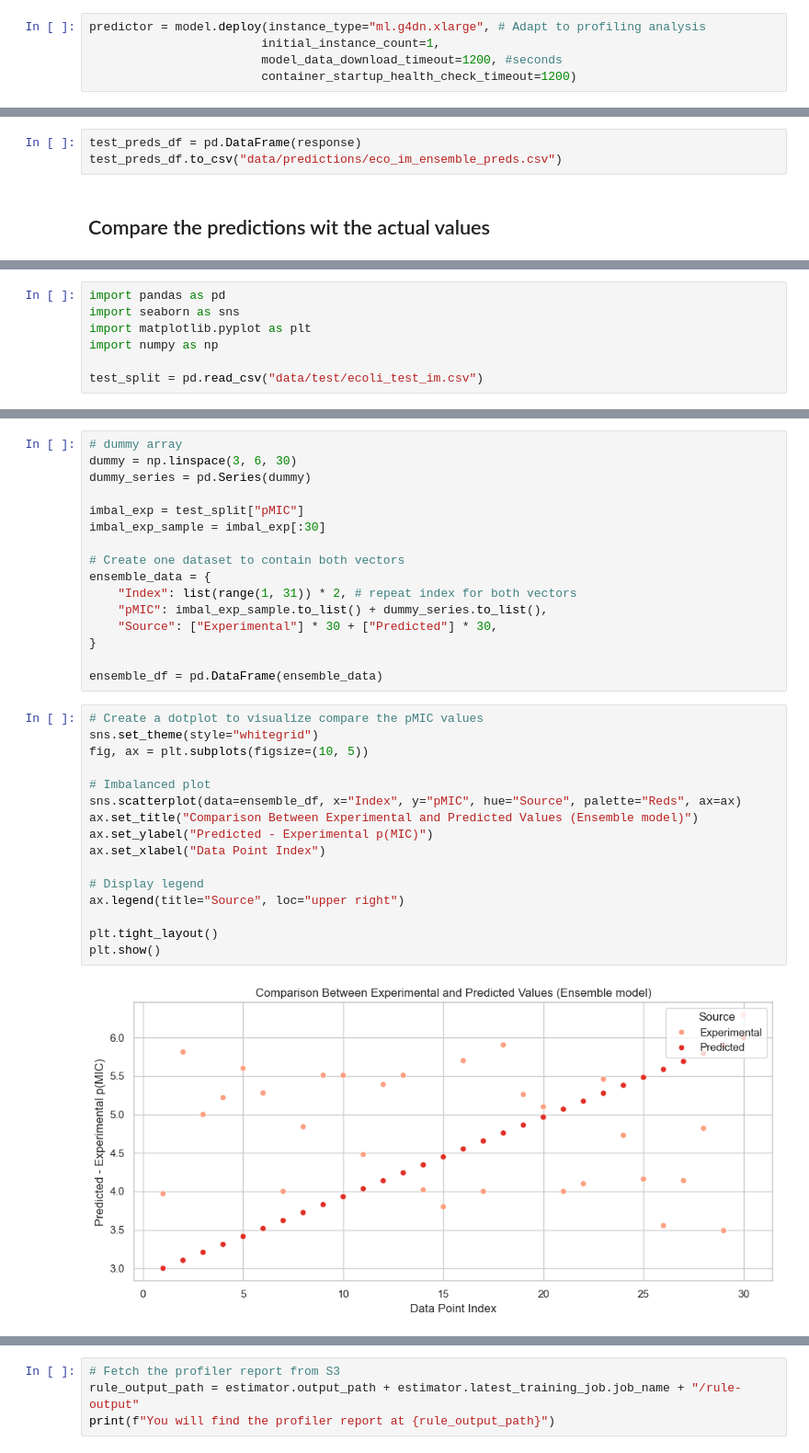
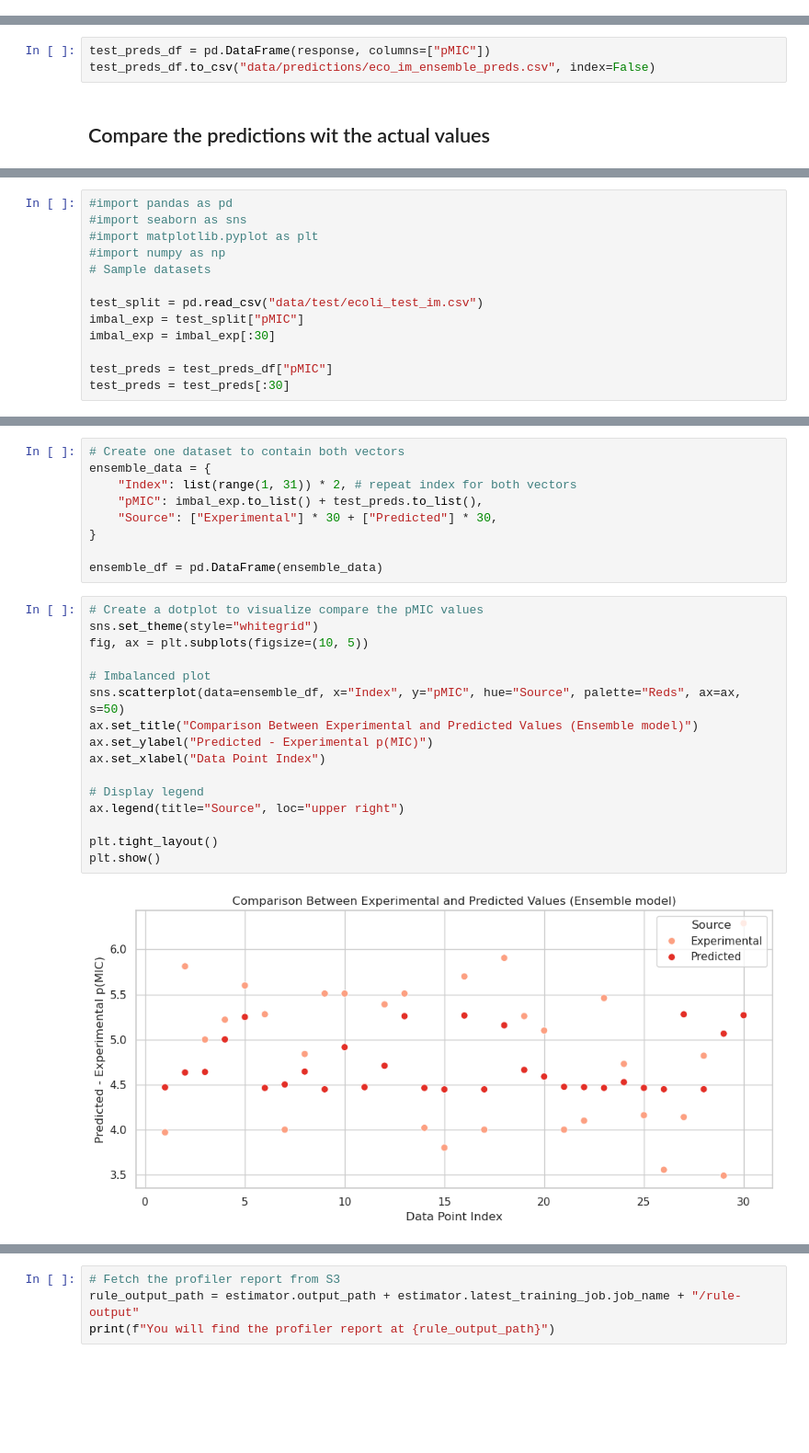
Before and after one commit to DannyLCG/aws_udacity_capstone_project, a Jupyter notebook: train-deploy.ipynb, the cells around one changed output, grey strips where cells are left out. Shown at 92% size. Saved outputs shown, nothing was run; the diff lists cells and outputs as text; blank space fills up the shorter version.

Commit message:
DONE: visualization for main model. NEXT: Load benchmark model to retrieve preds and visualize.

```diff
--- a/train-deploy.ipynb
+++ b/train-deploy.ipynb
@@ -527,5 +541,0 @@ Our inference script 'inference.py' donwnloads a pretrained ResNet50 model so in
-# %%
-predictor = model.deploy(instance_type="ml.g4dn.xlarge", # Adapt to profiling analysis
-                        initial_instance_count=1,
-                        model_data_download_timeout=1200, #seconds
-                        container_startup_health_check_timeout=1200)
@@ -622,5 +629,5 @@ array([[4.19089842],
 # %%
-test_preds_df = pd.DataFrame(response)
-test_preds_df.to_csv("data/predictions/eco_im_ensemble_preds.csv")
+test_preds_df = pd.DataFrame(response, columns=["pMIC"])
+test_preds_df.to_csv("data/predictions/eco_im_ensemble_preds.csv", index=False)
 # %% [markdown]
 ## Compare the predictions wit the actual values
@@ -629,7 +638,13 @@ test_preds_df.to_csv("data/predictions/eco_im_ensemble_preds.csv")
 # %%
-import pandas as pd
-import seaborn as sns
-import matplotlib.pyplot as plt
-import numpy as np
+#import pandas as pd
+#import seaborn as sns
+#import matplotlib.pyplot as plt
+#import numpy as np
+# Sample datasets
 
 test_split = pd.read_csv("data/test/ecoli_test_im.csv")
+imbal_exp = test_split["pMIC"]
+imbal_exp = imbal_exp[:30]
+
+test_preds = test_preds_df["pMIC"]
+test_preds = test_preds[:30]
@@ -662,15 +651,8 @@ dummy_series.to_list()
 # %%
-# dummy array
-dummy = np.linspace(3, 6, 30)
-dummy_series = pd.Series(dummy)
-
-imbal_exp = test_split["pMIC"]
-imbal_exp_sample = imbal_exp[:30]
-
 # Create one dataset to contain both vectors
 ensemble_data = {
     "Index": list(range(1, 31)) * 2, # repeat index for both vectors
-    "pMIC": imbal_exp_sample.to_list() + dummy_series.to_list(),
+    "pMIC": imbal_exp.to_list() + test_preds.to_list(),
     "Source": ["Experimental"] * 30 + ["Predicted"] * 30,
 }
 
@@ -678,18 +660,18 @@ ensemble_df = pd.DataFrame(ensemble_data)
 # %%
 # Create a dotplot to visualize compare the pMIC values
 sns.set_theme(style="whitegrid")
 fig, ax = plt.subplots(figsize=(10, 5))
 
 # Imbalanced plot
-sns.scatterplot(data=ensemble_df, x="Index", y="pMIC", hue="Source", palette="Reds", ax=ax)
+sns.scatterplot(data=ensemble_df, x="Index", y="pMIC", hue="Source", palette="Reds", ax=ax, s=50)
 ax.set_title("Comparison Between Experimental and Predicted Values (Ensemble model)")
 ax.set_ylabel("Predicted - Experimental p(MIC)")
 ax.set_xlabel("Data Point Index")
 
 # Display legend
 ax.legend(title="Source", loc="upper right")
 
 plt.tight_layout()
 plt.show()
 # %% [output]
-[figure, old version]
+[figure, new version]
```
Also changed, not shown: parts of 24 cells of this notebook, 11 other files.
